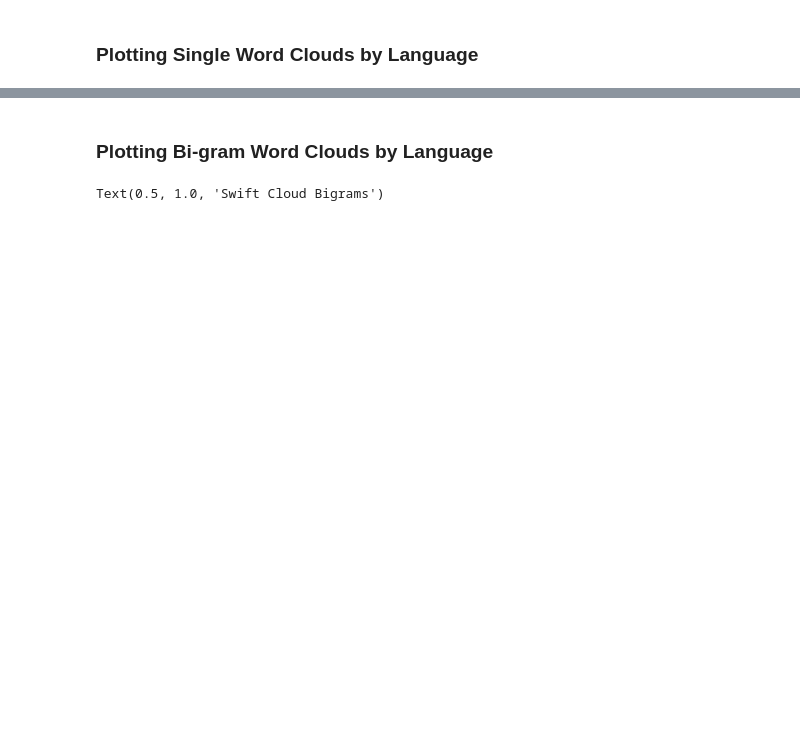
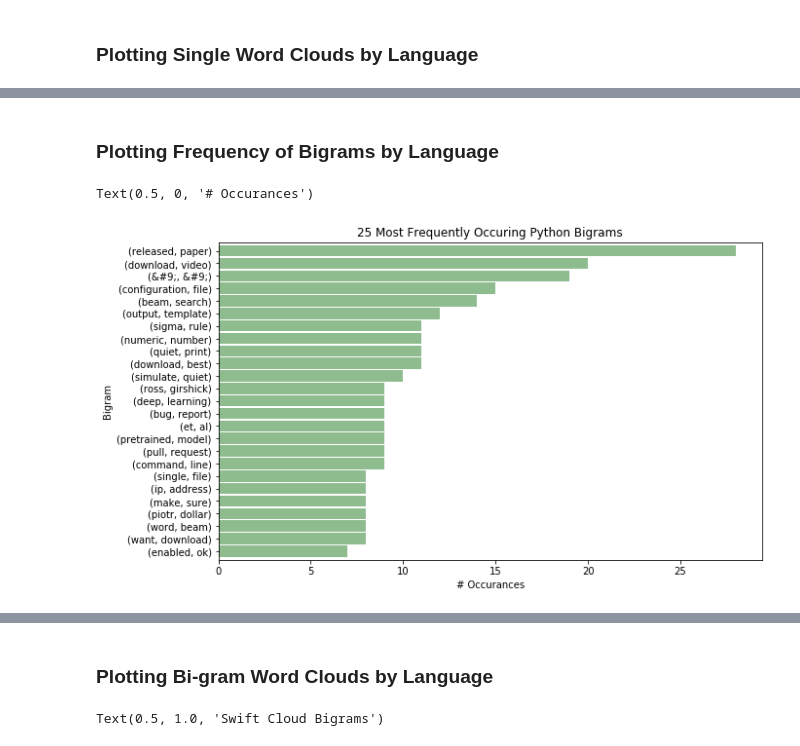
Before and after one commit to Codeup-B-Squared/NLP-Analysis, a Jupyter notebook: Data_Analysis.ipynb, the cells around one changed output, grey strips where cells are left out. Cells and saved outputs as stored; diff of their text form; code cells hidden in the pictures; blank space fills up the shorter version.

```diff
--- a/Data_Analysis.ipynb
+++ b/Data_Analysis.ipynb
@@ -281,0 +290,11 @@ Text(0.5, 1.0, 'Swift Cloud')
+# %% [markdown]
+### Plotting Frequency of Bigrams by Language
+# %%
+python_bigrams.sort_values().plot.barh(color='darkseagreen', width=.9, figsize=(10, 6))
+
+plt.title('25 Most Frequently Occuring Python Bigrams')
+plt.ylabel('Bigram')
+plt.xlabel('# Occurances')
+# %% [output]
+Text(0.5, 0, '# Occurances')
+[figure, added]
```
Also changed, not shown: parts of 40 cells of this notebook.
